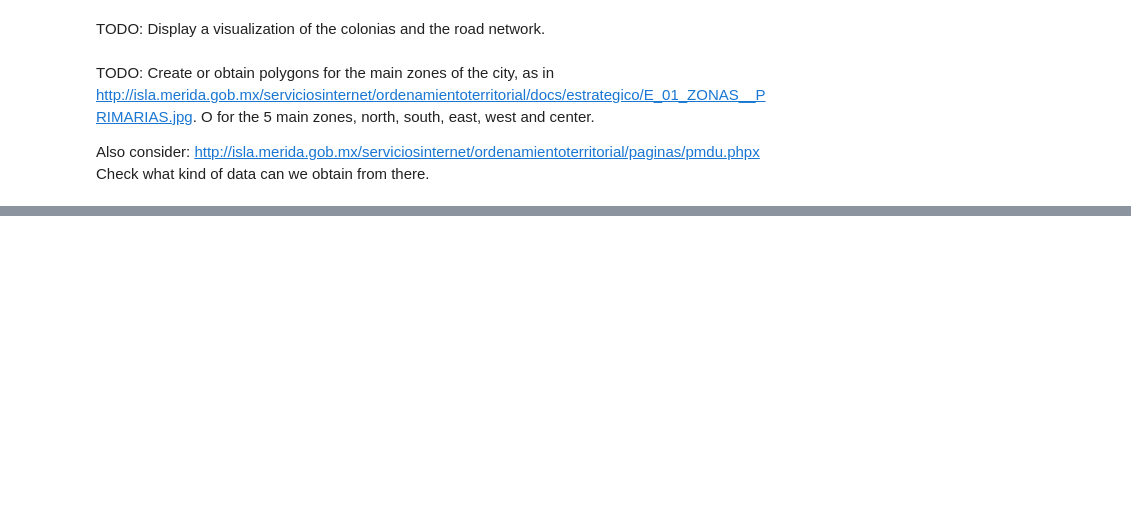
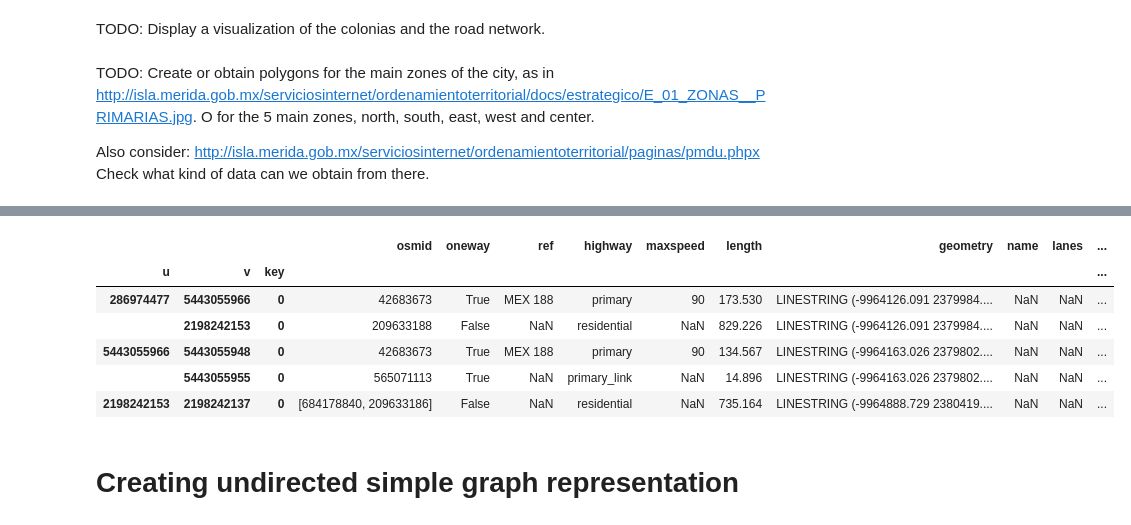
Before and after one commit to gperaza/road-network, a Jupyter notebook: notebooks/clean notebook.ipynb, the cells around one changed output, grey strips where cells are left out. Saved outputs shown, nothing was run; the diff lists cells and outputs as text; code cells hidden in the pictures; blank space fills up the shorter version.

```diff
--- a/notebooks/clean notebook.ipynb
+++ b/notebooks/clean notebook.ipynb
@@ -554 +546,13 @@ Datum: Mexico ITRF2008
+# %%
+edges_proj.head()
+# %% [output]
+|  |  |  | osmid | oneway | ref | highway | maxspeed | length | geometry | name | lanes | ... |
+| u | v | key |  |  |  |  |  |  |  |  |  | ... |
+| 286974477 | 5443055966 | 0 | 42683673 | True | MEX 188 | primary | 90 | 173.530 | LINESTRING (-9964126.091 2379984.... | NaN | NaN | ... |
+|  | 2198242153 | 0 | 209633188 | False | NaN | residential | NaN | 829.226 | LINESTRING (-9964126.091 2379984.... | NaN | NaN | ... |
+| 5443055966 | 5443055948 | 0 | 42683673 | True | MEX 188 | primary | 90 | 134.567 | LINESTRING (-9964163.026 2379802.... | NaN | NaN | ... |
+|  | 5443055955 | 0 | 565071113 | True | NaN | primary_link | NaN | 14.896 | LINESTRING (-9964163.026 2379802.... | NaN | NaN | ... |
+| 2198242153 | 2198242137 | 0 | [684178840, 209633186] | False | NaN | residential | NaN | 735.164 | LINESTRING (-9964888.729 2380419.... | NaN | NaN | ... |
+# %% [markdown]
+# Creating undirected simple graph representation
 # %% [markdown]
```
Also changed, not shown: parts of 31 cells of this notebook.
